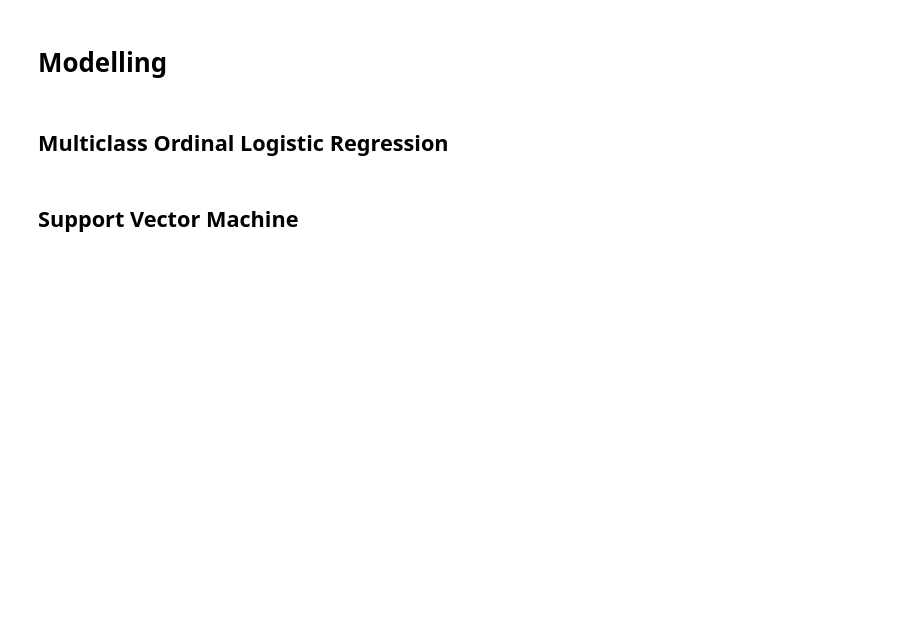
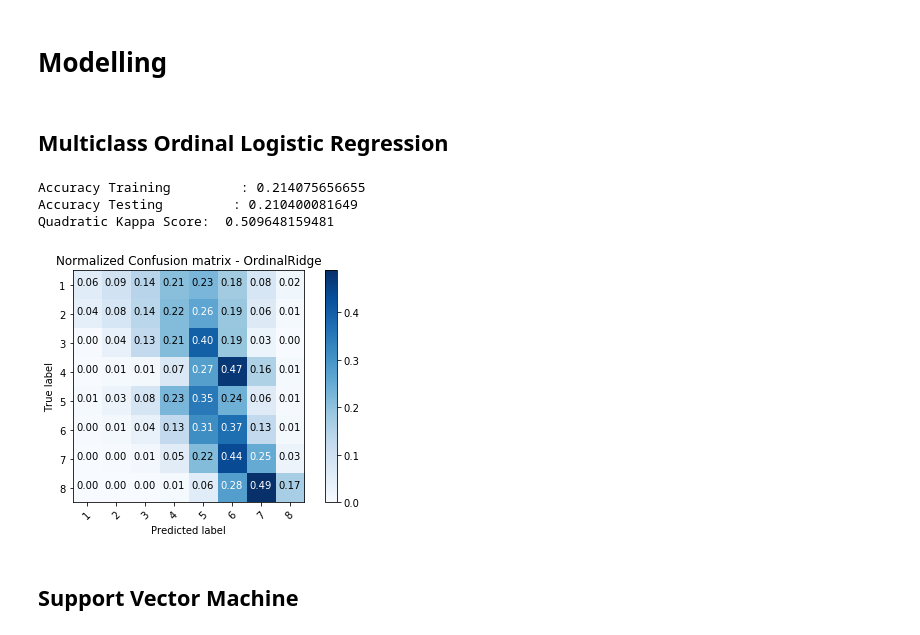
Before and after one commit to rquick3/BDIFFinalProject, a Jupyter notebook: BDIFFinalProject_V6.ipynb, the cells around one changed output. Drawn from its saved outputs; the diff is of its cells as text; code cells hidden in the pictures; blank space fills up the shorter version.

```diff
--- a/BDIFFinalProject_V6.ipynb
+++ b/BDIFFinalProject_V6.ipynb
@@ -549,31 +620,43 @@ plt.show()
 # %% [markdown]
 # Modelling
-# %%
-target_names = np.sort(y_test.unique())
 # %% [markdown]
 ## Multiclass Ordinal Logistic Regression
 # %%
 from sklearn import metrics
 import mord
 import pprint
 pp = pprint.PrettyPrinter(indent=4)
-
+OLR_train_target = np.array(y_train[1])-1
+OLR_test_target = np.array(y_test[1])-1
 # Construct the ordinal logistic regression model
 mord_model = mord.OrdinalRidge(alpha=1)
 
 # Train it on our training data
-mord_model.fit(X_train, y_train)
+mord_model.fit(X_train, OLR_train_target)
 
 # Predict the values of the target variable
 mord_pred = mord_model.predict(X_test)
+mord_pred_train = mord_model.predict(X_train)
+
+# Score at training
+print("Accuracy Training         :", sum(mord_pred_train==OLR_train_target)/len(OLR_train_target))
+
+# Score at testing
+print("Accuracy Testing         :", sum(mord_pred==OLR_test_target)/len(OLR_test_target))
 
 # Print quadratic kappa score
-print("Quadratic Kappa Score: ", metrics.cohen_kappa_score(np.array(y_test),mord_pred, weights="quadratic"))
+print("Quadratic Kappa Score: ", metrics.cohen_kappa_score(np.array(OLR_test_target)
+                                                           ,mord_pred, weights="quadratic"))
 
 # Print confusion matrix
-mord_cnf_matrix = metrics.confusion_matrix(y_test,mord_pred)
+mord_cnf_matrix = metrics.confusion_matrix(OLR_test_target,mord_pred)
 plot_confusion_matrix(mord_cnf_matrix, classes=target_names, normalize = True,
                       title='Normalized Confusion matrix - OrdinalRidge')
+# %% [output]
+Accuracy Training         : 0.214075656655
+Accuracy Testing         : 0.210400081649
+Quadratic Kappa Score:  0.509648159481
+[figure, added]
 # %% [markdown]
 ## Support Vector Machine
 # %%
```
Also changed, not shown: parts of 42 cells of this notebook, 29 other files.
